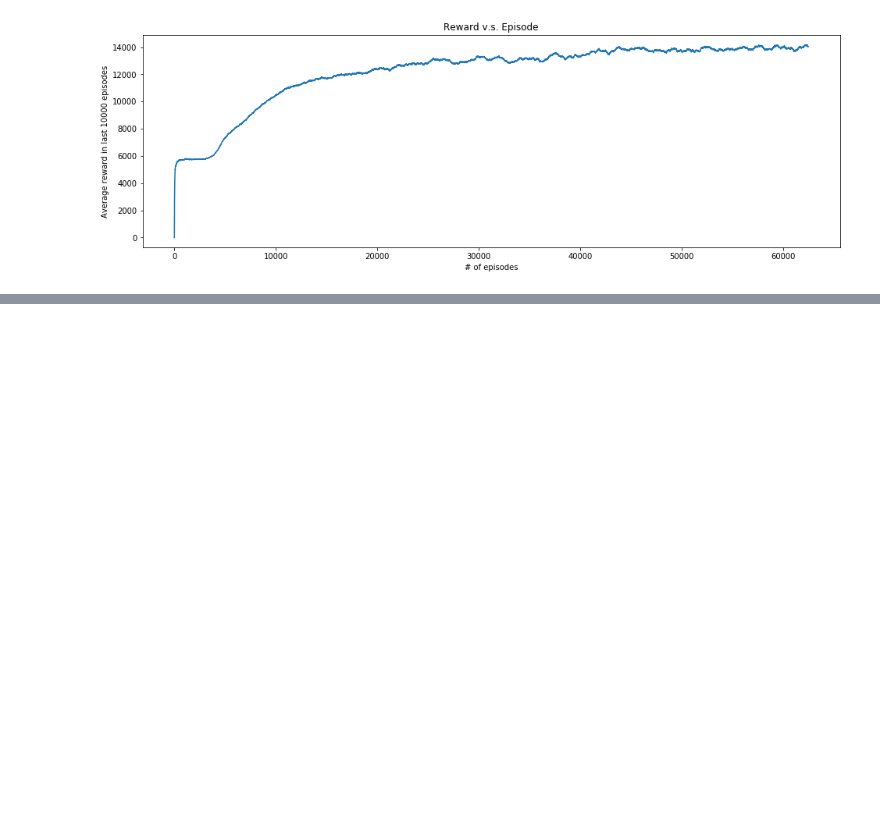
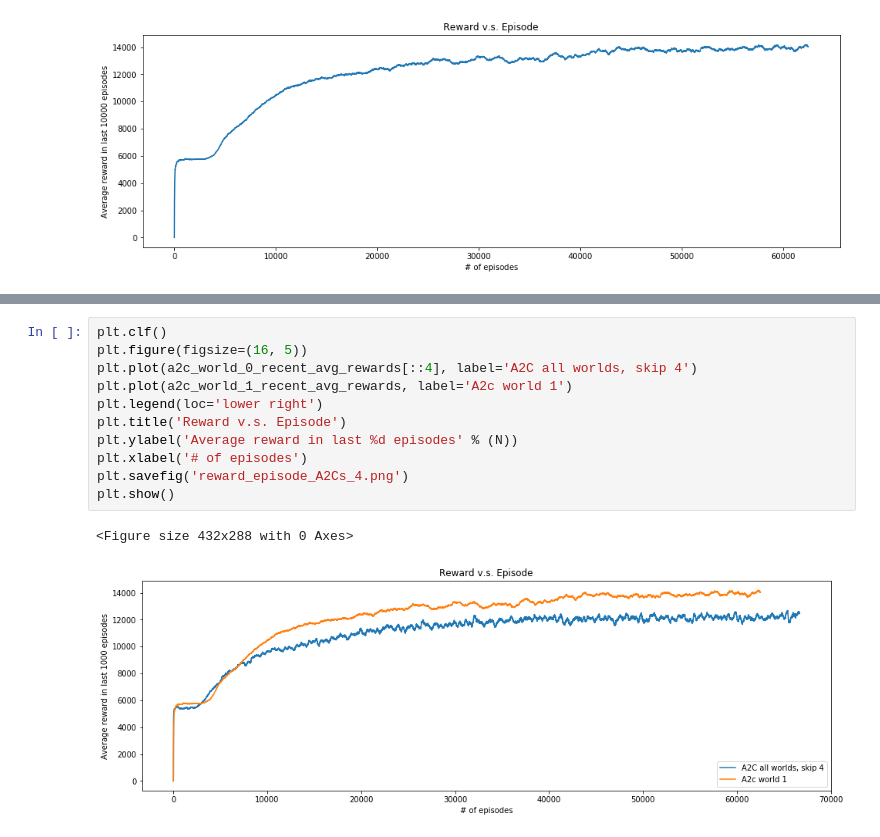
Before and after one commit to JasonYao81000/ADL2019, a Jupyter notebook: hw3/results/plot.ipynb, the cells around one changed output, grey strips where cells are left out. Saved outputs shown, nothing was run; the diff lists cells and outputs as text; blank space fills up the shorter version.

Commit message:
Update the learning curve of the A2C.

```diff
--- a/hw3/results/plot.ipynb
+++ b/hw3/results/plot.ipynb
@@ -198,0 +199,14 @@ plt.show()
+# %%
+plt.clf()
+plt.figure(figsize=(16, 5))
+plt.plot(a2c_world_0_recent_avg_rewards[::4], label='A2C all worlds, skip 4')
+plt.plot(a2c_world_1_recent_avg_rewards, label='A2c world 1')
+plt.legend(loc='lower right')
+plt.title('Reward v.s. Episode')
+plt.ylabel('Average reward in last %d episodes' % (N))
+plt.xlabel('# of episodes')
+plt.savefig('reward_episode_A2Cs_4.png')
+plt.show()
+# %% [output]
+<Figure size 432x288 with 0 Axes>
+[figure, added]
```
Also changed, not shown: parts of 2 cells of this notebook, 3 other files.
